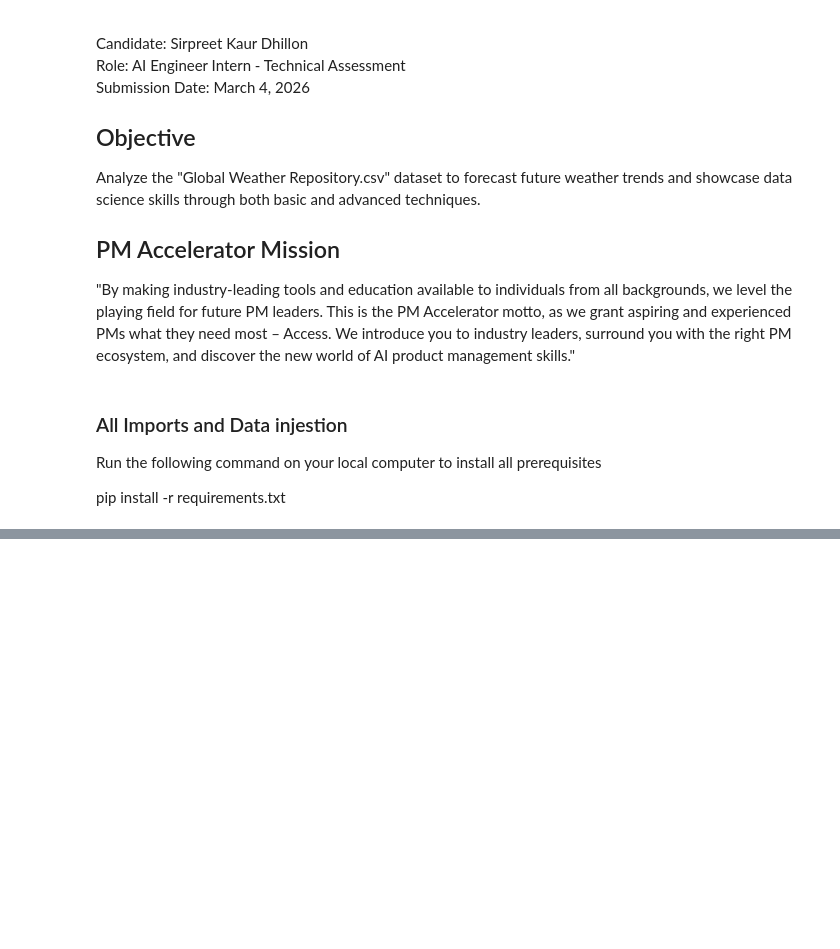
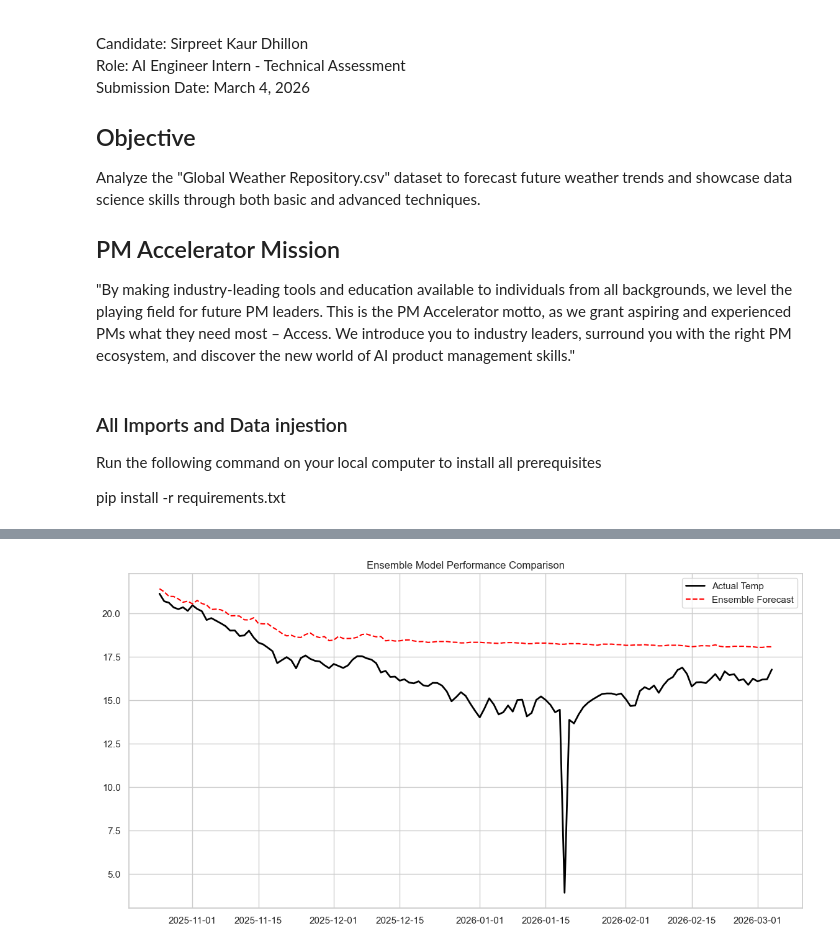
Before and after one commit to siri-dhillon/weather_trend_forecasting, a Jupyter notebook: weather_trend_forecasting.ipynb, the cells around one changed output, grey strips where cells are left out. Drawn from its saved outputs; the diff is of its cells as text; code cells hidden in the pictures; blank space fills up the shorter version.

Commit message:
setting up a new plan for multiple models

```diff
--- a/weather_trend_forecasting.ipynb
+++ b/weather_trend_forecasting.ipynb
@@ -102,0 +78,20 @@ plt.show()
+# %%
+# %% [3] Building the Models
+# Model 1: SARIMA (Statistical - captures seasonality)
+sarima_model = SARIMAX(y_train, order=(1,1,1), seasonal_order=(1,1,1,7)).fit(disp=False)
+sarima_preds = sarima_model.predict(start=X_test.index[0], end=X_test.index[-1])
+# %%
+# Model 2: XGBoost (Tree Ensemble - captures non-linear jumps)
+xgb_model = XGBRegressor(n_estimators=100, learning_rate=0.05).fit(X_train, y_train)
+xgb_preds = xgb_model.predict(X_test)
+# %%
+# Model 3: KNN (Instance-based - captures historical similarity)
+scaler = StandardScaler()
+X_train_scaled = scaler.fit_transform(X_train)
+X_test_scaled = scaler.transform(X_test)
+knn_model = KNeighborsRegressor(n_neighbors=5).fit(X_train_scaled, y_train)
+knn_preds = knn_model.predict(X_test_scaled)
+# %%
+# %% [4] The Ensemble (Simple Weighted Average)
+# Weights can be adjusted based on individual model performance
+ensemble_preds = (0.4 * sarima_preds) + (0.4 * xgb_preds) + (0.2 * knn_preds)
@@ -102,0 +118,9 @@ plt.show()
+# %%
+plt.figure(figsize=(14, 7))
+plt.plot(y_test.index, y_test, label='Actual Temp', color='black', lw=2)
+plt.plot(y_test.index, ensemble_preds, label='Ensemble Forecast', linestyle='--', color='red')
+plt.title("Ensemble Model Performance Comparison")
+plt.legend()
+plt.show()
+# %% [output]
+[figure, added]
```
Also changed, not shown: parts of 24 cells of this notebook, 1 other file.
